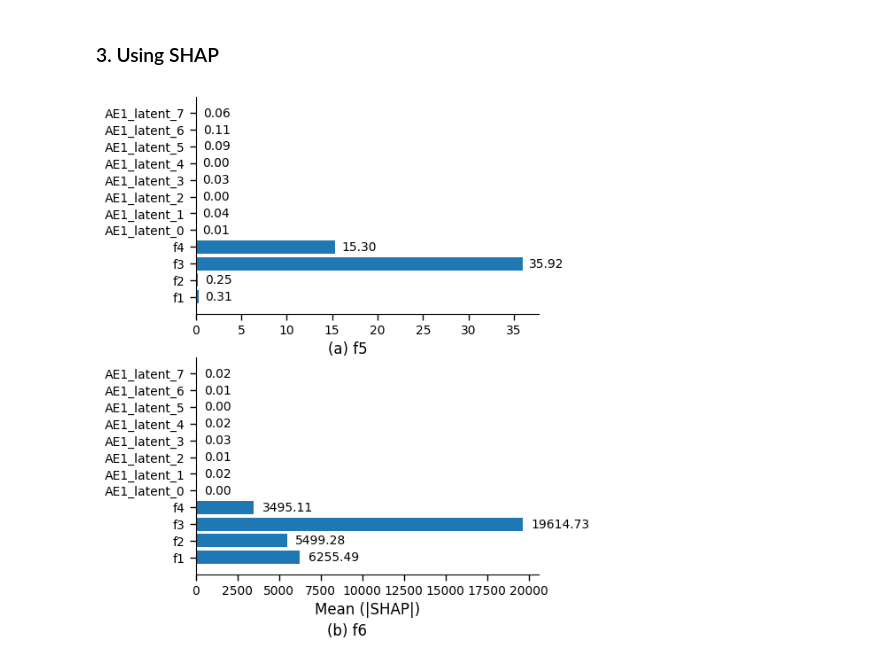
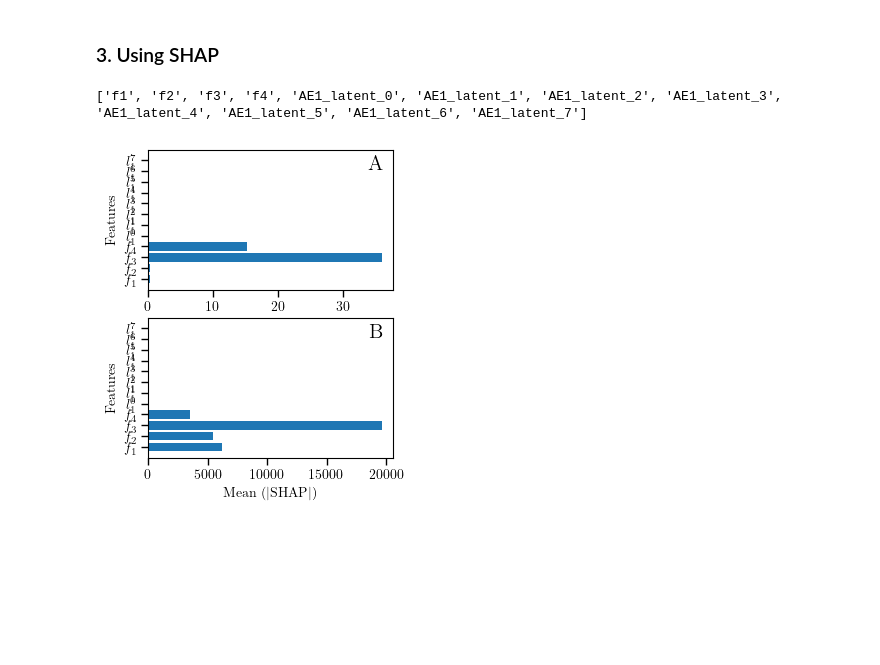
Before and after one commit to T-NIKHIL/NestedAE, a Jupyter notebook: code/nn_interpretability.ipynb, the cells around one changed output. Cells and saved outputs as stored; diff of their text form; code cells hidden in the pictures; blank space fills up the shorter version.

```diff
--- a/code/nn_interpretability.ipynb
+++ b/code/nn_interpretability.ipynb
@@ -28,13 +28,15 @@ set_global_random_seed(seed)
 
 # Plotting parameters
 fig_aspect_ratio = 1/1.3
-# # Font style
-# plt.rcParams.update({
-# "text.usetex":True,
-# "font.family":"serif",
-# "font.serif":["Computer Modern Roman"]})
+# Font style
+plt.rcParams.update({
+"text.usetex":True,
+"font.family":"serif",
+"font.serif":["Computer Modern Roman"]})
 plt.rcParams['xtick.labelsize'] = 10
 plt.rcParams['ytick.labelsize'] = 10
+plt.rcParams['axes.labelsize'] = 10
+plt.rcParams['axes.titlesize'] = 10
 plt.rcParams['xtick.major.size'] = 5
 plt.rcParams['xtick.major.width'] = 1
 plt.rcParams['xtick.minor.size'] = 5
@@ -43,9 +45,6 @@ plt.rcParams['ytick.major.size'] = 5
 plt.rcParams['ytick.major.width'] = 1
 plt.rcParams['ytick.minor.size'] = 5
 plt.rcParams['ytick.minor.width'] = 1
-plt.rcParams['axes.labelsize'] = 12
-plt.rcParams['axes.titlesize'] = 12
-plt.rcParams['legend.fontsize'] = 10
 # %% [output]
 Global seed set to 10
 # %%
@@ -484,6 +483,7 @@ background_dataset_gen = 'all_samples' # 'kmeans' or 'all_samples'
 #     dataset = ae.all_samples['all_props']
 
 cols = ['f1', 'f2', 'f3', 'f4', 'AE1_latent_0', 'AE1_latent_1', 'AE1_latent_2', 'AE1_latent_3', 'AE1_latent_4', 'AE1_latent_5', 'AE1_latent_6', 'AE1_latent_7']
+cols_for_plot = [r'$f_1$', r'$f_2$', r'$f_3$', r'$f_4$', r'$l^0_1$', r'$l^1_1$', r'$l^2_1$', r'$l^3_1$', r'$l^4_1$', r'$l^5_1$', r'$l^6_1$', r'$l^7_1$']
 
 rand_sumf5_dataset = pd.read_csv('../datasets/synthetic_dataset/synthetic_data_randomSamples_200_sumf5_with_ae1_latents_concat.csv', usecols=cols).to_numpy()
 rand_nonlinf5_dataset = pd.read_csv('../datasets/synthetic_dataset/synthetic_data_randomSamples_200_with_ae1_latents_concat.csv', usecols=cols).to_numpy()
@@ -556,35 +556,36 @@ plt.savefig('shap_waterfall_random_nonlinf5.pdf', bbox_inches='tight', dpi=300)
 # %%
 import matplotlib.pyplot as plt
 import numpy as np
 
-plt.rcParams['text.usetex'] = False
-fig, (ax1, ax2) = plt.subplots(2, 1, figsize=(5, 7))
+figure_scale = 3
+fig, (ax1, ax2) = plt.subplots(2, 1, figsize=(9.5/figure_scale, 12/figure_scale))
 
 # Calculate the mean SHAP values
 rand_sumf5_mean_shap = np.mean(np.abs(rand_sumf5_explainer_shap.values), axis=0)
 rand_nonlinf5_mean_shap = np.mean(np.abs(rand_nonlinf5_explainer_shap.values), axis=0)
 
+print(rand_sumf5_explainer_shap.feature_names)
+
 # Sort the bars according to the magnitude of the SHAP values
-bars1 = ax1.barh(rand_sumf5_explainer_shap.feature_names, rand_sumf5_mean_shap , capsize=8)
-bars2 = ax2.barh(rand_nonlinf5_explainer_shap.feature_names, rand_nonlinf5_mean_shap, capsize=8)
+bars1 = ax1.barh(cols_for_plot, rand_sumf5_mean_shap , capsize=8)
+bars2 = ax2.barh(cols_for_plot, rand_nonlinf5_mean_shap, capsize=8)
 
-ax1.spines['right'].set_visible(False)
-ax1.spines['top'].set_visible(False)
-ax2.spines['right'].set_visible(False)
-ax2.spines['top'].set_visible(False)
+# # Add the mean SHAP values to the bars
+# for i, bar in enumerate(bars1):
+#     ax1.text(bar.get_width() + 0.75, bar.get_y() + bar.get_height()/2, f'{rand_sumf5_mean_shap[i]:.2f}', va='center')
 
-# Add the mean SHAP values to the bars
-for i, bar in enumerate(bars1):
-    ax1.text(bar.get_width() + 0.75, bar.get_y() + bar.get_height()/2, f'{rand_sumf5_mean_shap[i]:.2f}', va='center')
-
-for i, bar in enumerate(bars2):
-    ax2.text(bar.get_width() + 500, bar.get_y() + bar.get_height()/2, f'{rand_nonlinf5_mean_shap[i]:.2f}', va='center')
+# for i, bar in enumerate(bars2):
+#     ax2.text(bar.get_width() + 500, bar.get_y() + bar.get_height()/2, f'{rand_nonlinf5_mean_shap[i]:.2f}', va='center')
 
 # Put a text box underneath the first subplot with label (a)
-ax1.text(0.5, -0.2, '(a) f5', transform=ax1.transAxes, fontsize=12, va='bottom', ha='right')
-ax2.text(0.5, -0.3, '(b) f6', transform=ax2.transAxes, fontsize=12, va='bottom', ha='right')
+ax1.text(0.96, 0.96, 'A', transform=ax1.transAxes, va='top', fontsize=15, ha='right')
+ax2.text(0.96, 0.96, 'B', transform=ax2.transAxes, va='top', fontsize=15, ha='right')
 
-ax2.set_xlabel('Mean (|SHAP|)')
+# Set combined y label for both subplots
+ax1.set_ylabel('Features')
+ax2.set_ylabel('Features')
+ax2.set_xlabel('Mean ($| \mathrm{SHAP} |$)')
 plt.savefig('mean_shap_values.pdf', bbox_inches='tight', dpi=300)
 # %% [output]
+['f1', 'f2', 'f3', 'f4', 'AE1_latent_0', 'AE1_latent_1', 'AE1_latent_2', 'AE1_latent_3', 'AE1_latent_4', 'AE1_latent_5', 'AE1_latent_6', 'AE1_latent_7']
-[figure, old version]
+[figure, new version]
```
Also changed, not shown: 12 other files.
